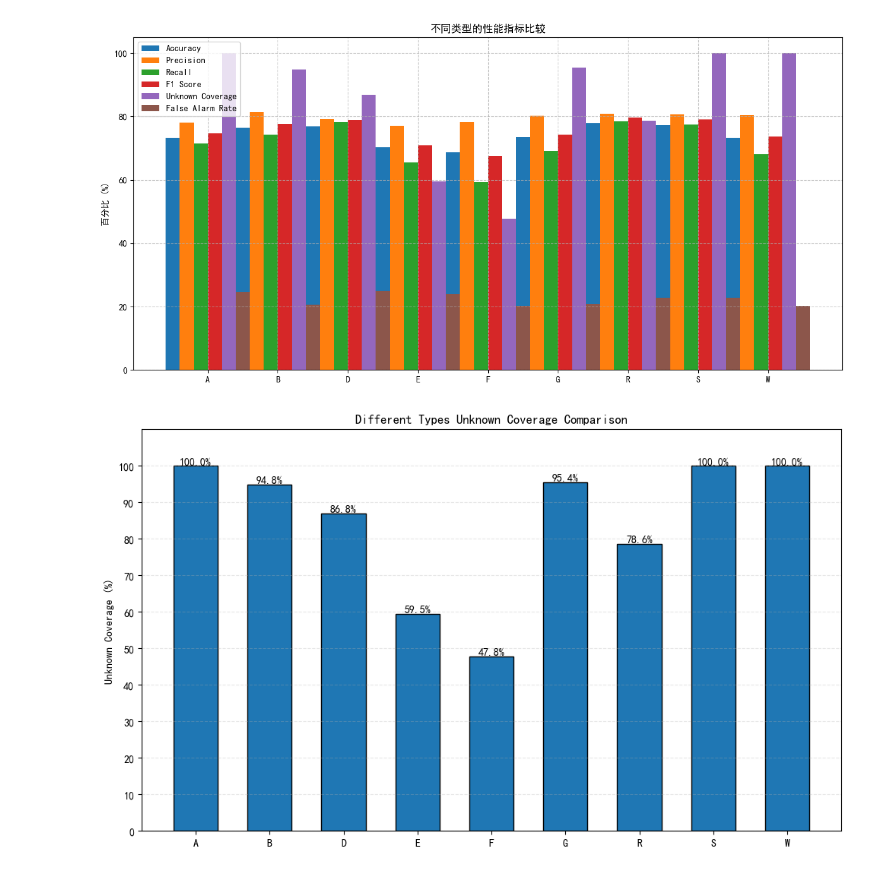
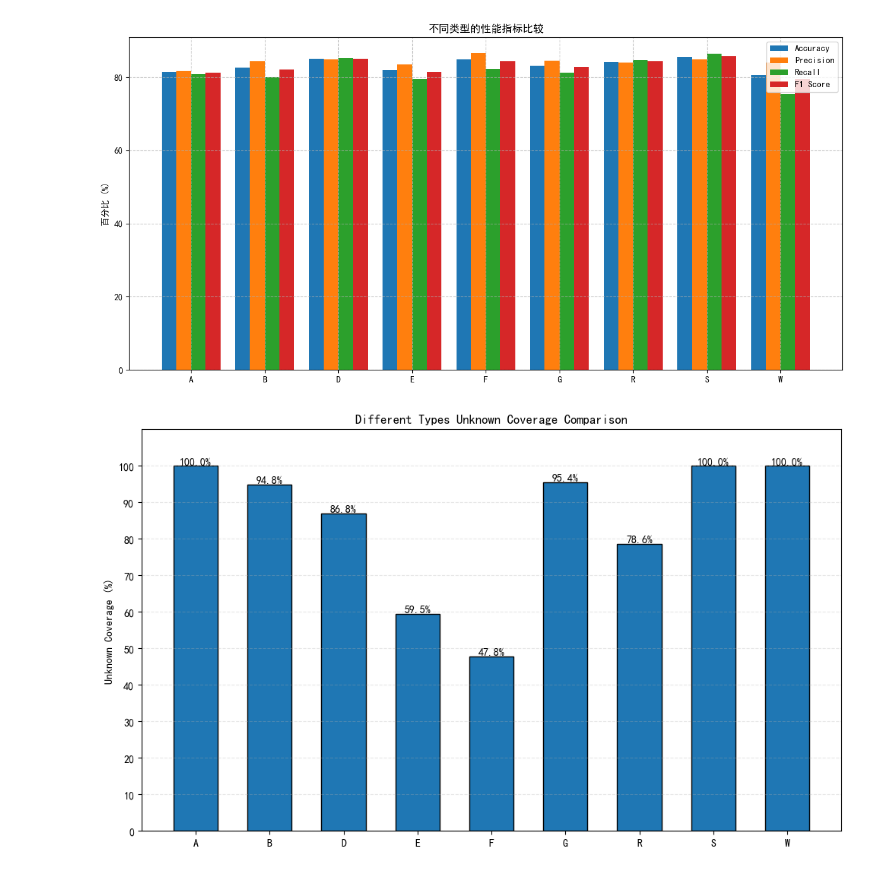
Before and after one commit to JayLon1022/llmDataG, a Jupyter notebook: draw/draw.ipynb, the cells around one changed output. Saved outputs shown, nothing was run; the diff lists cells and outputs as text; code cells hidden in the pictures.

```diff
--- a/draw/draw.ipynb
+++ b/draw/draw.ipynb
@@ -8,39 +8,39 @@ df = pd.read_csv('results.csv')
 
 # 设置中文字体
 plt.rcParams['font.sans-serif'] = ['SimHei']
 plt.rcParams['axes.unicode_minus'] = False
 
 # 设置图形大小
 plt.figure(figsize=(12, 6))
 
 # 准备数据
-metrics = ['accuracy', 'precision', 'recall', 'f1_score']
-types = df['type'].values
+metrics = ['Accuracy', 'Precision', 'Recall', 'F1_Score']
+types = df['Type'].values  # 更新为大写的'Type'
 x = np.arange(len(types))
 width = 0.2
 
 # 绘制柱状图
 for i, metric in enumerate(metrics):
     plt.bar(x + width * (i - len(metrics)/2 + 0.5),
-           df[metric].values * 100,  # 转换为百分比
+           df[metric].values,
            width,
-           label=metric.replace('_', ' ').title())
+           label=metric.replace('_', ' '))
 
 # 设置图表格式
 plt.ylabel('百分比 (%)')
 plt.title('不同类型的性能指标比较')
 plt.xticks(x, types)
 plt.legend()
 plt.grid(True, linestyle='--', alpha=0.7)
 
 # 调整布局
 plt.tight_layout()
 
 # 保存图表
-plt.savefig('performance_comparison.svg', bbox_inches='tight', dpi=300)
+plt.savefig('performance_comparison.png', bbox_inches='tight', dpi=300)
 plt.show()
 # %% [output]
-[figure, old version]
+[figure, new version]
 # %%
 import pandas as pd
 import matplotlib.pyplot as plt
```
Also changed, not shown: parts of 1 cell of this notebook, 19 other files.
